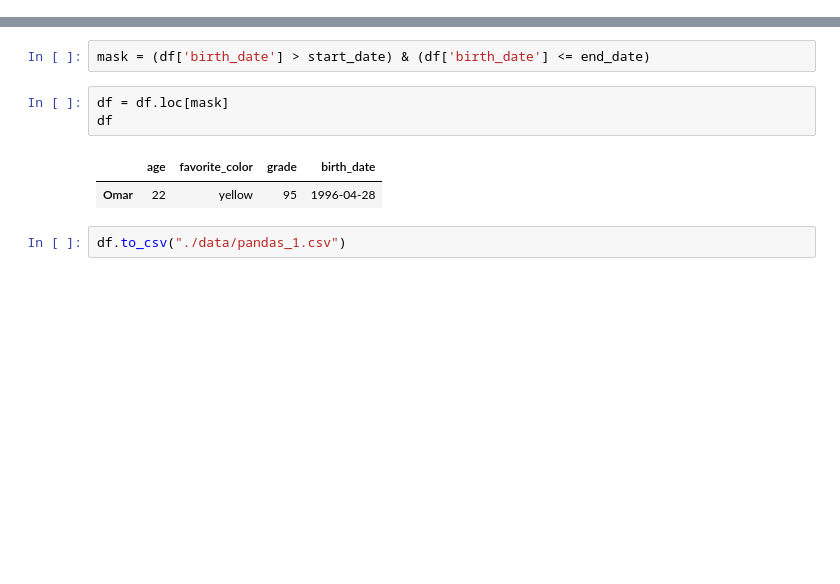
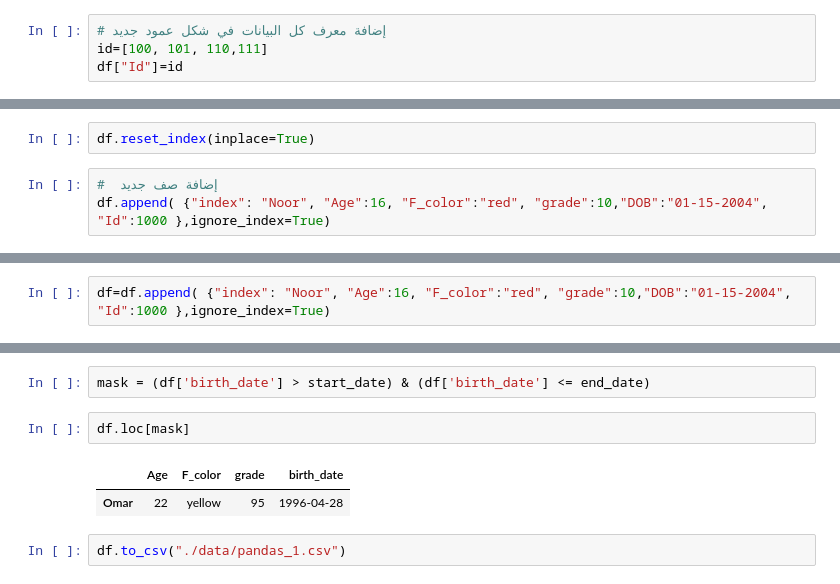
Before and after one commit to DatascienceBH/ML-Course, a Jupyter notebook: ML-python-intro.ipynb, the cells around one changed output, grey strips where cells are left out. Drawn from its saved outputs; the diff is of its cells as text; blank space fills up the shorter version.

Commit message:
update pandas Intro
Label encoder, Merge, append,

```diff
--- a/ML-python-intro.ipynb
+++ b/ML-python-intro.ipynb
@@ -233,0 +240,4 @@ df[["age"]].describe().T
+# %%
+# إضافة معرف كل البيانات في شكل عمود جديد
+id=[100, 101, 110,111]
+df["Id"]=id
@@ -233,0 +252,5 @@ df[["age"]].describe().T
+# %%
+df.reset_index(inplace=True)
+# %%
+#  إضافة صف جديد
+df.append( {"index": "Noor", "Age":16, "F_color":"red", "grade":10,"DOB":"01-15-2004", "Id":1000 },ignore_index=True)
@@ -233,0 +272,2 @@ df[["age"]].describe().T
+# %%
+df=df.append( {"index": "Noor", "Age":16, "F_color":"red", "grade":10,"DOB":"01-15-2004", "Id":1000 },ignore_index=True)
@@ -243,10 +350,9 @@ end_date = '06-01-1997'
 # %%
 mask = (df['birth_date'] > start_date) & (df['birth_date'] <= end_date)
 # %%
-df = df.loc[mask]
-df
+df.loc[mask]
 # %% [output]
-|  | age | favorite_color | grade | birth_date |
+|  | Age | F_color | grade | birth_date |
 | Omar | 22 | yellow | 95 | 1996-04-28 |
 # %%
 df.to_csv("./data/pandas_1.csv")
```
Also changed, not shown: parts of 56 cells of this notebook.
